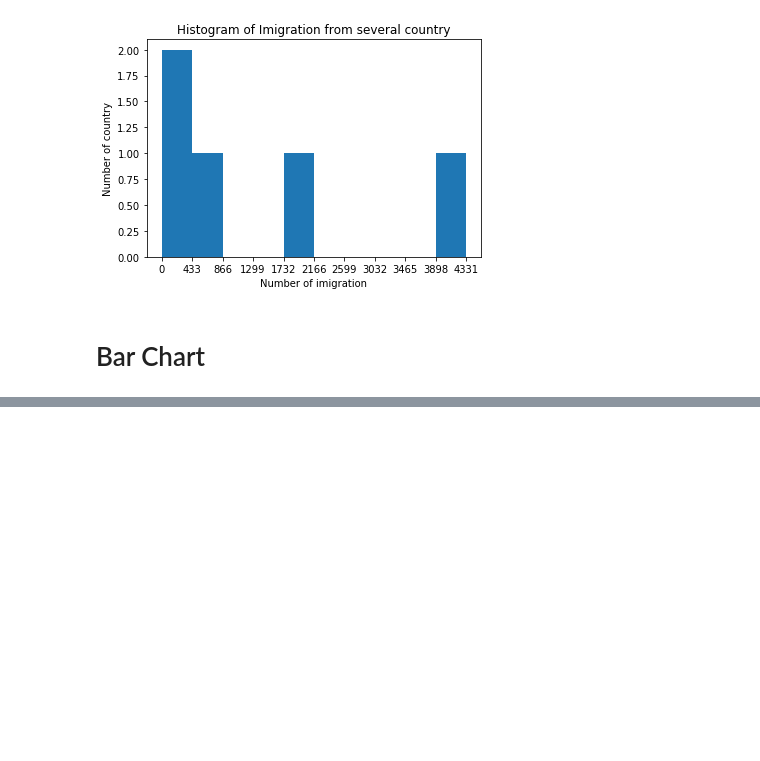
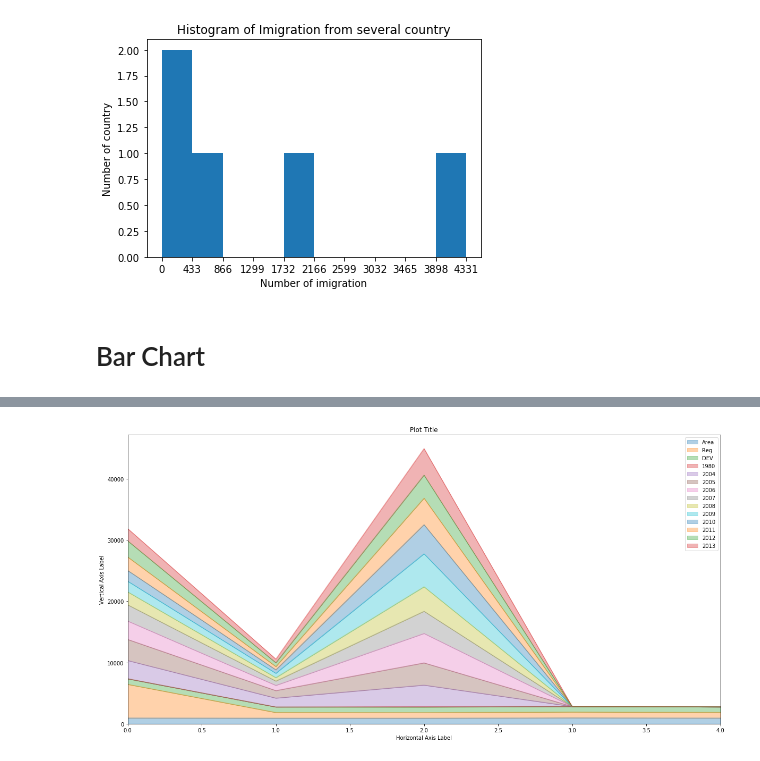
Before and after one commit to muhyasin89/data_science, a Jupyter notebook: certification/Data_Visual.ipynb, the cells around one changed output, grey strips where cells are left out. Saved outputs shown, nothing was run; the diff lists cells and outputs as text; code cells hidden in the pictures; blank space fills up the shorter version.

```diff
--- a/certification/Data_Visual.ipynb
+++ b/certification/Data_Visual.ipynb
@@ -71,0 +70,13 @@ TypeError: 'function' object is not subscriptable
+# %%
+import matplotlib.pyplot as plt
+
+transparency = 0.35
+df_canada.plot(kind='area', alpha=transparency, figsize=(20, 10))
+
+plt.title('Plot Title')
+plt.ylabel('Vertical Axis Label')
+plt.xlabel('Horizontal Axis Label')
+
+plt.show()
+# %% [output]
+[figure, added]
```
Also changed, not shown: parts of 2 cells of this notebook, 14 other files.
